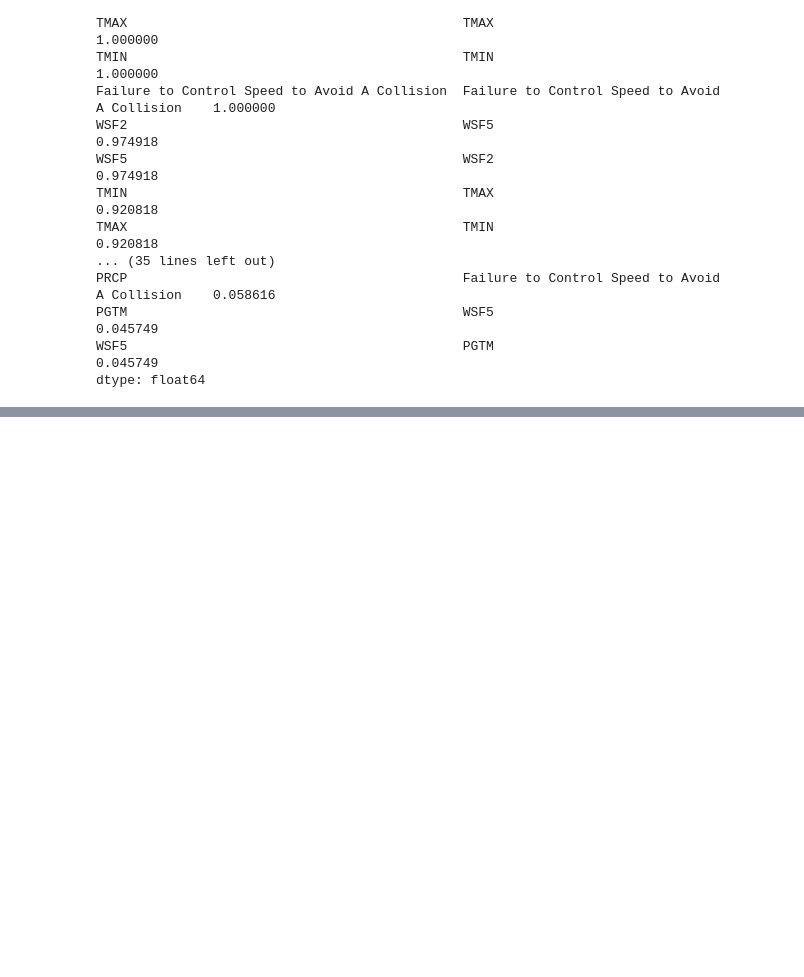
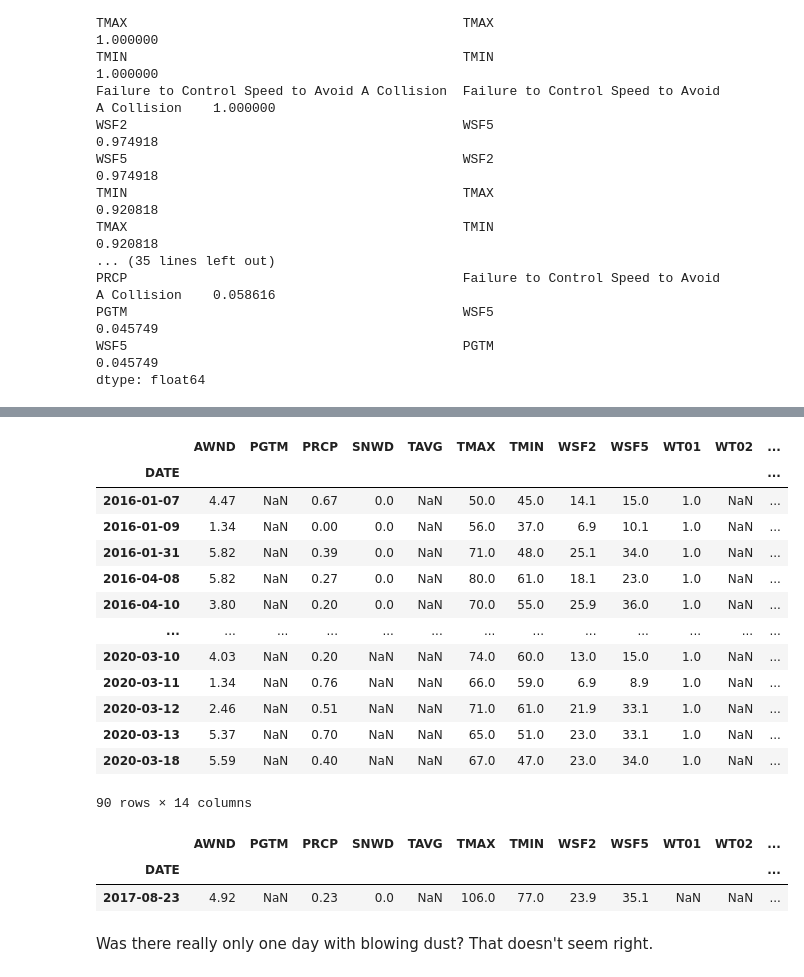
Before and after one commit to mrkjhsn/City-of-Scottsdale-Citations, a Jupyter notebook: weather_impact_on_citations.ipynb, the cells around one changed output, grey strips where cells are left out. Drawn from its saved outputs; the diff is of its cells as text; code cells hidden in the pictures; blank space fills up the shorter version.

```diff
--- a/weather_impact_on_citations.ipynb
+++ b/weather_impact_on_citations.ipynb
@@ -217,0 +234,25 @@ dtype: float64
+# %%
+weather[weather.iloc[:, -5].notnull()]
+# %% [output]
+|  | AWND | PGTM | PRCP | SNWD | TAVG | TMAX | TMIN | WSF2 | WSF5 | WT01 | WT02 | ... |
+| DATE |  |  |  |  |  |  |  |  |  |  |  | ... |
+| 2016-01-07 | 4.47 | NaN | 0.67 | 0.0 | NaN | 50.0 | 45.0 | 14.1 | 15.0 | 1.0 | NaN | ... |
+| 2016-01-09 | 1.34 | NaN | 0.00 | 0.0 | NaN | 56.0 | 37.0 | 6.9 | 10.1 | 1.0 | NaN | ... |
+| 2016-01-31 | 5.82 | NaN | 0.39 | 0.0 | NaN | 71.0 | 48.0 | 25.1 | 34.0 | 1.0 | NaN | ... |
+| 2016-04-08 | 5.82 | NaN | 0.27 | 0.0 | NaN | 80.0 | 61.0 | 18.1 | 23.0 | 1.0 | NaN | ... |
+| 2016-04-10 | 3.80 | NaN | 0.20 | 0.0 | NaN | 70.0 | 55.0 | 25.9 | 36.0 | 1.0 | NaN | ... |
+| ... | ... | ... | ... | ... | ... | ... | ... | ... | ... | ... | ... | ... |
+| 2020-03-10 | 4.03 | NaN | 0.20 | NaN | NaN | 74.0 | 60.0 | 13.0 | 15.0 | 1.0 | NaN | ... |
+| 2020-03-11 | 1.34 | NaN | 0.76 | NaN | NaN | 66.0 | 59.0 | 6.9 | 8.9 | 1.0 | NaN | ... |
+| 2020-03-12 | 2.46 | NaN | 0.51 | NaN | NaN | 71.0 | 61.0 | 21.9 | 33.1 | 1.0 | NaN | ... |
+| 2020-03-13 | 5.37 | NaN | 0.70 | NaN | NaN | 65.0 | 51.0 | 23.0 | 33.1 | 1.0 | NaN | ... |
+| 2020-03-18 | 5.59 | NaN | 0.40 | NaN | NaN | 67.0 | 47.0 | 23.0 | 34.0 | 1.0 | NaN | ... |
+90 rows × 14 columns
+# %%
+weather[weather.iloc[:, -2].notnull()]
+# %% [output]
+|  | AWND | PGTM | PRCP | SNWD | TAVG | TMAX | TMIN | WSF2 | WSF5 | WT01 | WT02 | ... |
+| DATE |  |  |  |  |  |  |  |  |  |  |  | ... |
+| 2017-08-23 | 4.92 | NaN | 0.23 | 0.0 | NaN | 106.0 | 77.0 | 23.9 | 35.1 | NaN | NaN | ... |
+# %% [markdown]
+Was there really only one day with blowing dust?  That doesn't seem right.
```
Also changed, not shown: parts of 18 cells of this notebook.
